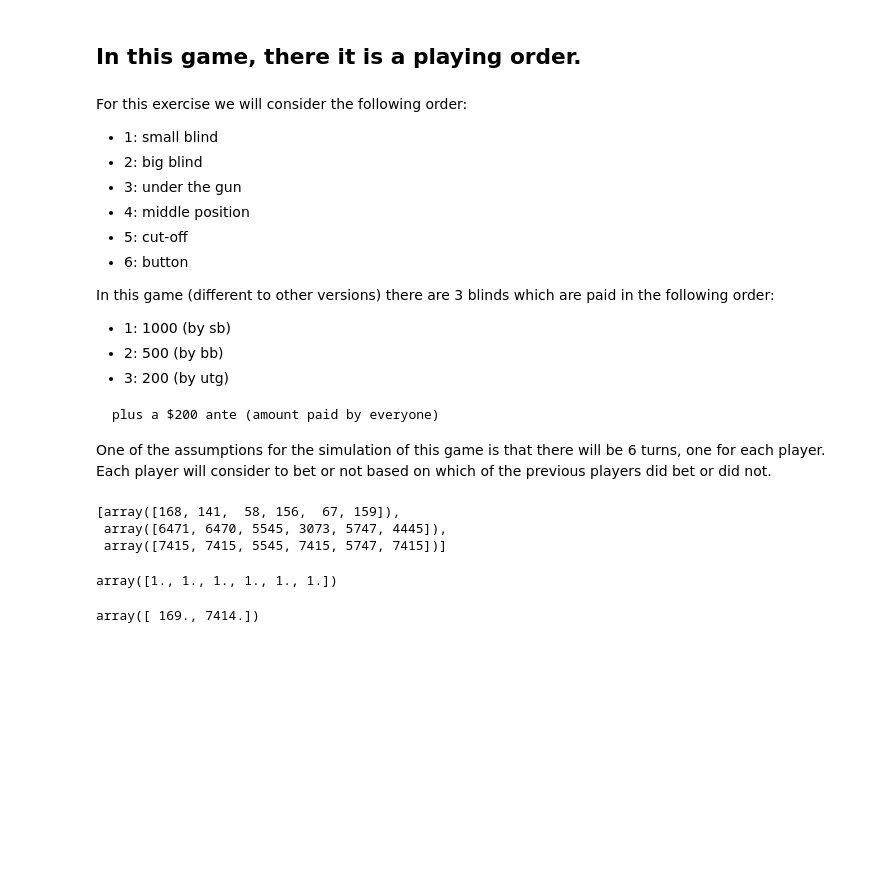
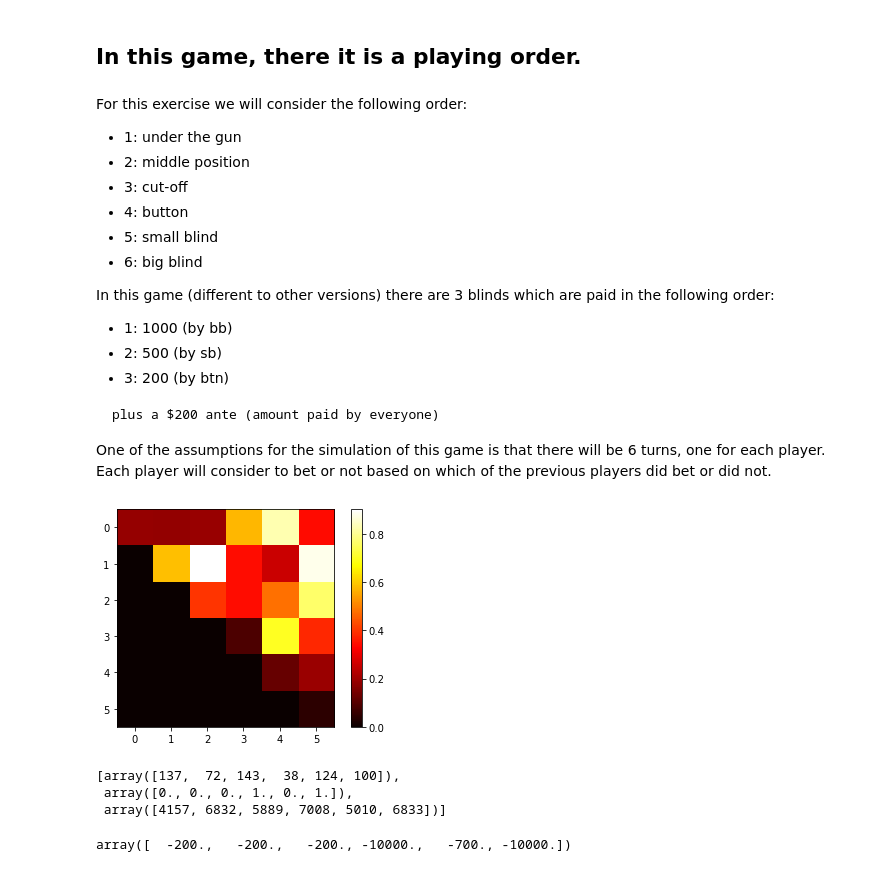
Before and after one commit to OscarFlores-IFi/Tempest_HoldEm, a Jupyter notebook: ProyectoTempestHoldEm.ipynb, the cells around one changed output. Saved outputs shown, nothing was run; the diff lists cells and outputs as text; code cells hidden in the pictures; blank space fills up the shorter version.

```diff
--- a/ProyectoTempestHoldEm.ipynb
+++ b/ProyectoTempestHoldEm.ipynb
@@ -258,17 +257,18 @@ array([[0., 3., 4., ..., 2., 6., 5.],
 ## In this game, there it is a playing order.
 # %% [markdown]
 For this exercise we will consider the following order:
-   - 1: small blind
-   - 2: big blind
-   - 3: under the gun
-   - 4: middle position
-   - 5: cut-off
-   - 6: button
+
+   - 1: under the gun
+   - 2: middle position
+   - 3: cut-off
+   - 4: button
+   - 5: small blind
+   - 6: big blind
 
 In this game (different to other versions) there are 3 blinds which are paid in the following order:
-   - 1: 1000 (by sb)
-   - 2: 500 (by bb)
-   - 3: 200 (by utg)
+   - 1: 1000 (by bb)
+   - 2: 500 (by sb)
+   - 3: 200 (by btn)
 
     plus a $200 ante (amount paid by everyone)
 
@@ -322,16 +328,19 @@ def constraint_game(nplayers, constraints, pretty_print = False):
 # %%
-# quienes no apuestan tienen un 7415.
-constraints = [70,80,90,100,110,120]
-constraint_game(6, constraints)
+# decision matrix in percentage.
+decision_matrix = np.triu(np.random.rand(6,6))
+decision_matrix
+
+plt.imshow(decision_matrix, cmap='hot')
+plt.colorbar()
+plt.show()
+# Mientras más oscuro menos apostarán, se esperarán a una mano más fuerte.
+# Mientras más claro, existirá mayor probabilidad de apostar con la mano, aun siendo debil.
 # %% [output]
-[array([168, 141,  58, 156,  67, 159]),
- array([6471, 6470, 5545, 3073, 5747, 4445]),
- array([7415, 7415, 5545, 7415, 5747, 7415])]
+[figure, added]
-# %%
-np.ones(nplayers)
-# %% [output]
-array([1., 1., 1., 1., 1., 1.])
 # %%
-linear(results).max(axis=0)
+random_game = dynamic_game(decision_matrix)
+random_game
 # %% [output]
-array([ 169., 7414.])
+[array([137,  72, 143,  38, 124, 100]),
+ array([0., 0., 0., 1., 0., 1.]),
+ array([4157, 6832, 5889, 7008, 5010, 6833])]
@@ -337,0 +355,4 @@ array([ 169., 7414.])
+# %%
+total_bets
+# %% [output]
+array([  -200.,   -200.,   -200., -10000.,   -700., -10000.])
```
Also changed, not shown: parts of 4 cells of this notebook.
